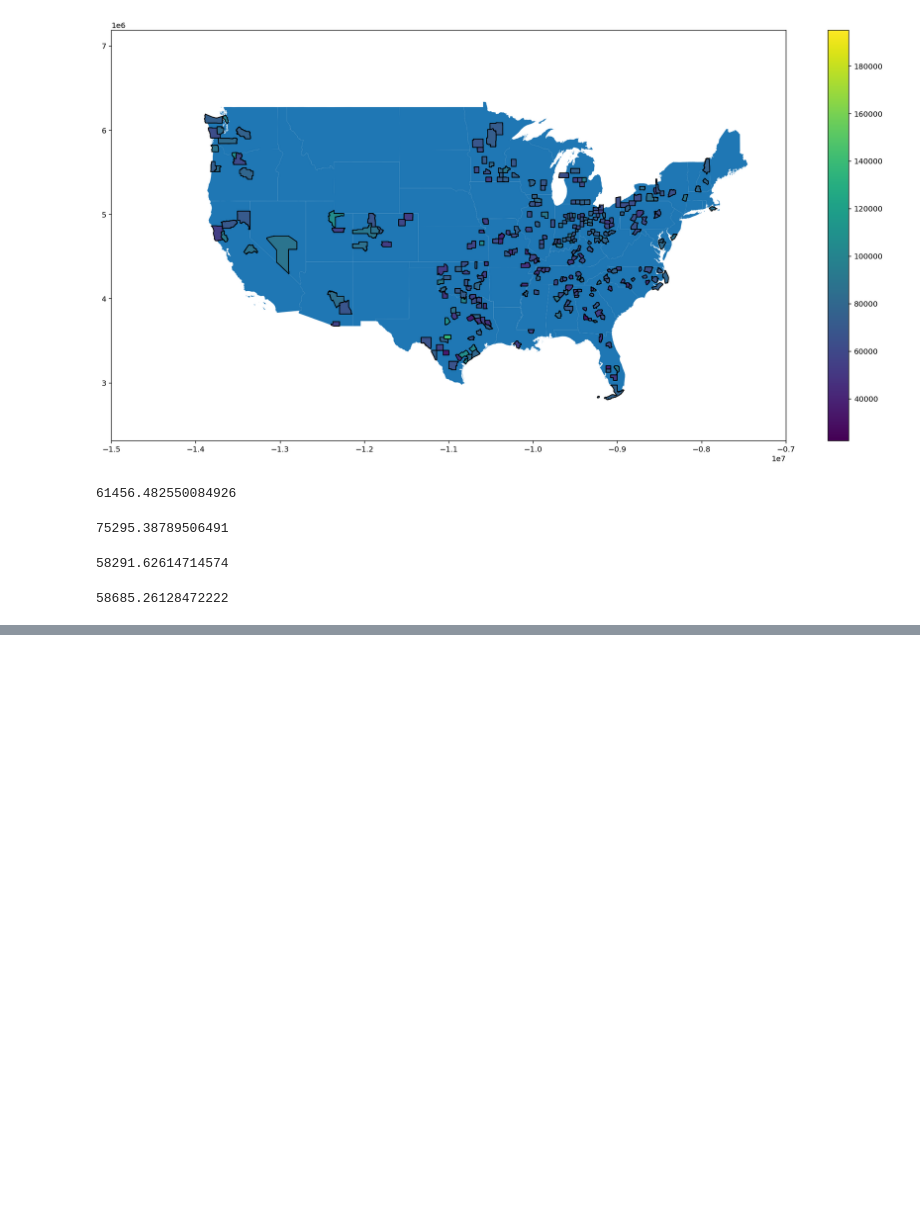
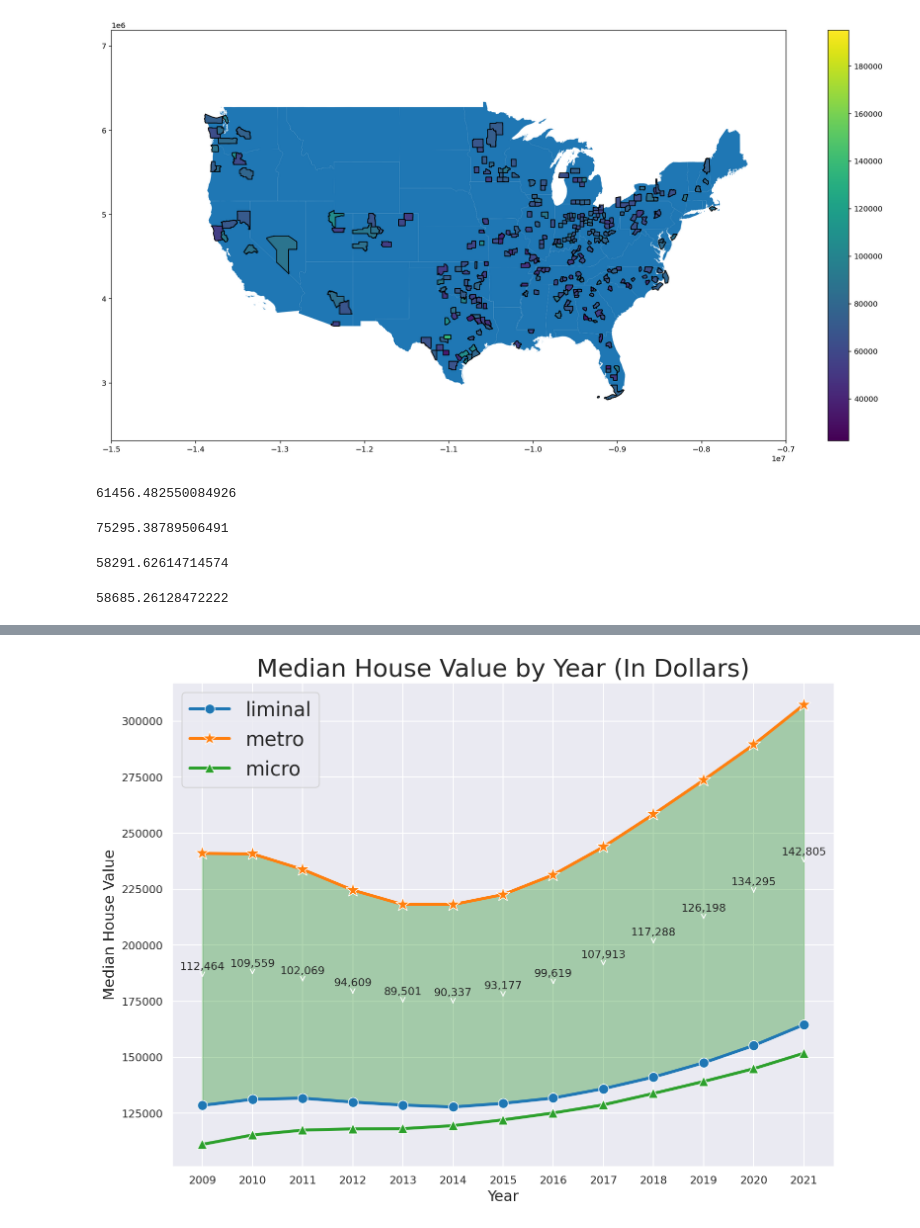
Before and after one commit to ElliottGAbel/Liminal_Cities, a Jupyter notebook: ACS_access.ipynb, the cells around one changed output, grey strips where cells are left out. Drawn from its saved outputs; the diff is of its cells as text; code cells hidden in the pictures; blank space fills up the shorter version.

Commit message:
Updated ACS, heatmap, and HPI

```diff
--- a/ACS_access.ipynb
+++ b/ACS_access.ipynb
@@ -68,6 +70,8 @@ demographic_variables_dict = {
     'B20004_005E': ('Bachelors', 2000, 'sum'),
     'B20004_006E': ('Grad_Prof', 2000, 'sum'),
 
+    #Housing Variables
+    'B25077_001E': ('Med_House_Val', 2000, 'mean'),
     #Median Earnings by Occupation
     'B24031_002E': ('Ag_For_Fish_Hunt_Mine', 2000, 'mean'),
     #'B24031_003E':'Ag_For_Fish_Hunt'
@@ -363,3 +364,6 @@ merge[merge['micro']]['Avg_Mngmt_Bus_Fin'].mean()
 merge[merge['liminal']]['Avg_Mngmt_Bus_Fin'].mean()
 # %% [output]
 58685.26128472222
+# %%
+for year in years:
+    print(merge[(merge['liminal'] == True) & (merge['year'] == year)]['Med_House_Val'].mean())
@@ -365,0 +384,69 @@ merge[merge['liminal']]['Avg_Mngmt_Bus_Fin'].mean()
+# %%
+import matplotlib.pyplot as plt
+import seaborn as sns
+import pandas as pd
+
+
+#Create empty lists to store x and y values for plotting
+x_lim_values = []
+y_lim_values = []
+
+x_met_values = []
+y_met_values = []
+
+x_mic_values = []
+y_mic_values = []
+
+for year in years:
+    median_val = merge[(merge['liminal'] == True) & (merge['year'] == year)]['Med_House_Val'].mean()
+    if not pd.isna(median_val):
+        x_lim_values.append(year)
+        y_lim_values.append(median_val)
+
+for year in years:
+    median_val = merge[(merge['metro'] == True) & (merge['year'] == year)]['Med_House_Val'].mean()
+    if not pd.isna(median_val):
+        x_met_values.append(year)
+        y_met_values.append(median_val)
+
+for year in years:
+    median_val = merge[(merge['micro'] == True) & (merge['liminal'] == False) & (merge['year'] == year)]['Med_House_Val'].mean()
+    if not pd.isna(median_val):
+        x_mic_values.append(year)
+        y_mic_values.append(median_val)
+
+sns.set_style('darkgrid')
+sns.set_context('notebook')
+
+fig = plt.figure(figsize=(12, 9))
+
+sns.lineplot(x=x_lim_values, y=y_lim_values, marker='o', label='liminal', linewidth = 3, markersize=10)
+sns.lineplot(x=x_met_values, y=y_met_values, marker='*', label='metro', linewidth = 3, markersize=15)
+sns.lineplot(x=x_mic_values, y=y_mic_values, marker='^', label='micro', linewidth = 3, markersize=10)
+
+#area of difference between metro and liminal values
+plt.fill_between(x_lim_values, y_met_values, y_lim_values, where=(np.array(y_met_values) >= np.array(y_lim_values)), interpolate=True, alpha=0.3, color='green')
+plt.fill_between(x_lim_values, y_met_values, y_lim_values, where=(np.array(y_met_values) < np.array(y_lim_values)), interpolate=True, alpha=0.3, color='red')
+
+# Add labels for the difference between metro and liminal values with arrows
+for i in range(len(x_lim_values)):
+    diff = y_met_values[i] - y_lim_values[i]
+    xy = (x_lim_values[i], (y_met_values[i] + y_lim_values[i]) / 2)
+    xytext = (0, 8) if diff >= 0 else (0, -12)
+    va = 'bottom' if diff >= 0 else 'top'
+    ha = 'center'
+    diff_str = f'{diff:,.0f}'
+    plt.annotate(diff_str, xy=xy, xytext=xytext, textcoords='offset points', va=va, ha=ha, fontsize=11, arrowprops=dict(arrowstyle="->"))
+
+
+plt.legend(fontsize=20)
+plt.xlabel('Year', fontsize=15)
+plt.ylabel('Median House Value', fontsize=15)
+plt.title('Median House Value by Year (In Dollars)', fontsize=25)
+plt.grid(True)
+# Set x-axis ticks to show all years
+plt.xticks(x_lim_values)
+
+plt.show()
+# %% [output]
+[figure, added]
```
Also changed, not shown: parts of 14 cells of this notebook, 1 other file.
